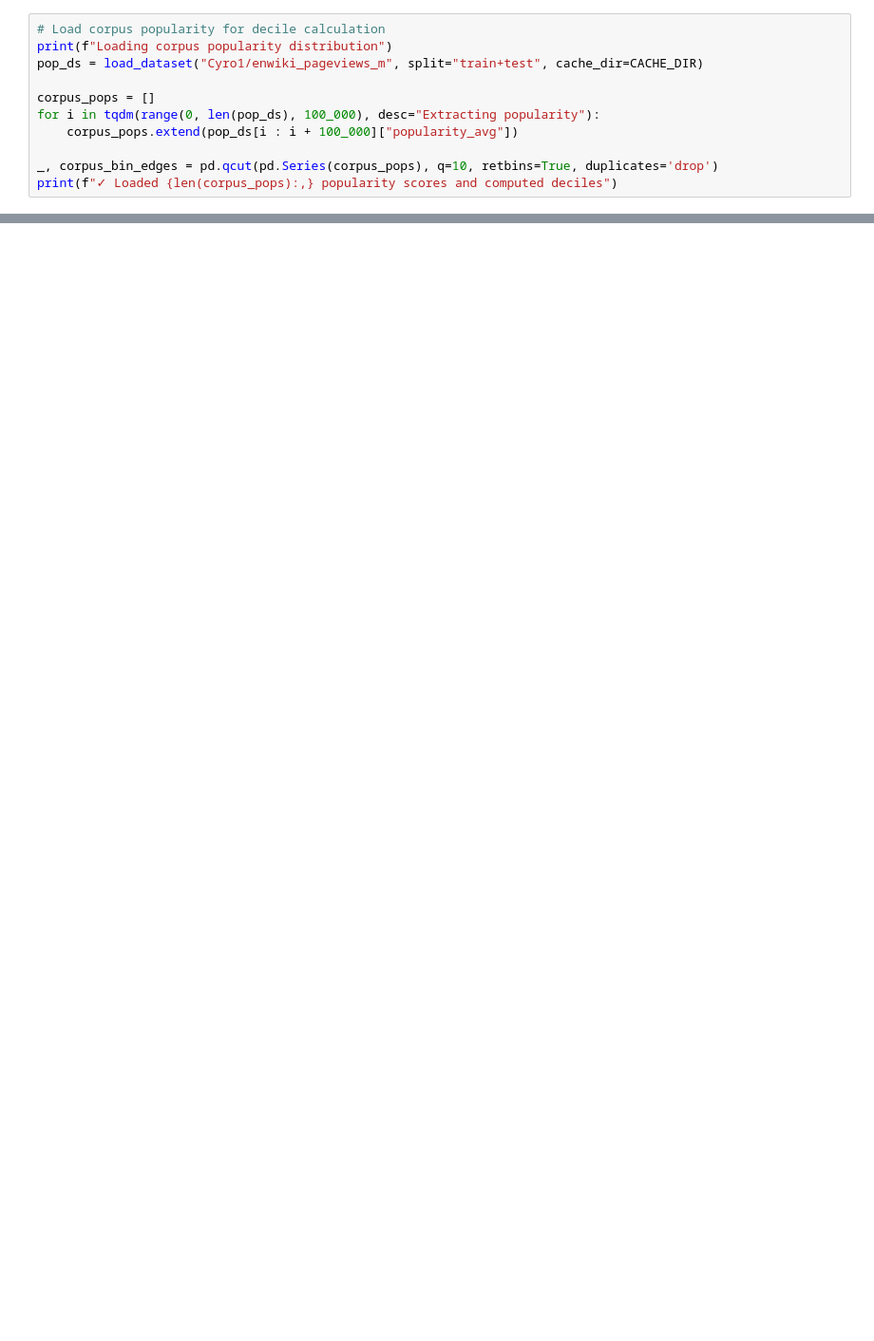
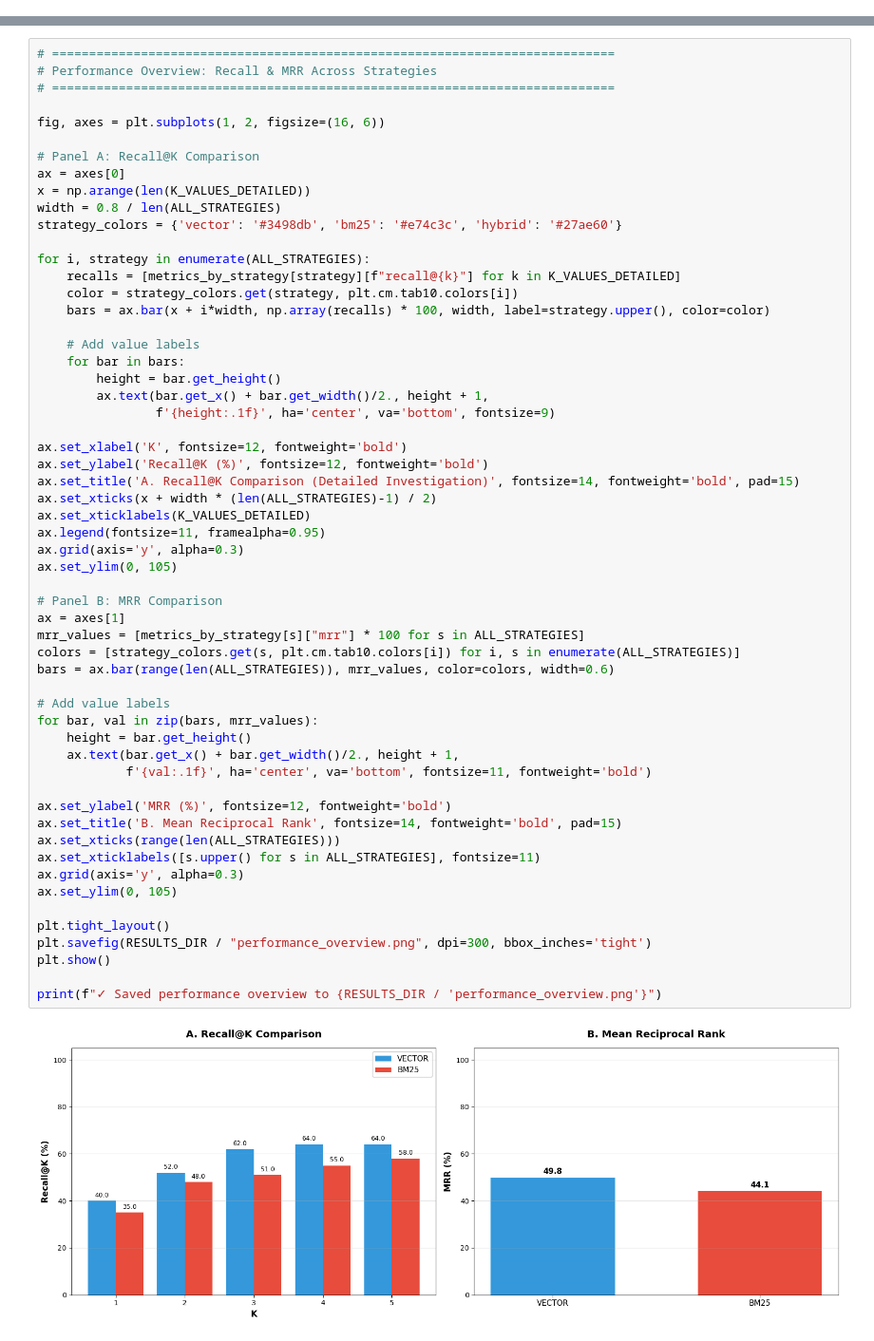
Before and after one commit to Cyro292/PopularityBias, a Jupyter notebook: rag_evaluation.ipynb, the cells around one changed output, grey strips where cells are left out. Shown at 95% size. Drawn from its saved outputs; the diff is of its cells as text; blank space fills up the shorter version.

```diff
--- a/rag_evaluation.ipynb
+++ b/rag_evaluation.ipynb
@@ -127,11 +0,0 @@ Loaded index with cosine distance
-# %%
-# Load corpus popularity for decile calculation
-print(f"Loading corpus popularity distribution")
-pop_ds = load_dataset("Cyro1/enwiki_pageviews_m", split="train+test", cache_dir=CACHE_DIR)
-
-corpus_pops = []
-for i in tqdm(range(0, len(pop_ds), 100_000), desc="Extracting popularity"):
-    corpus_pops.extend(pop_ds[i : i + 100_000]["popularity_avg"])
-
-_, corpus_bin_edges = pd.qcut(pd.Series(corpus_pops), q=10, retbins=True, duplicates='drop')
-print(f"✓ Loaded {len(corpus_pops):,} popularity scores and computed deciles")
@@ -1537,0 +335,59 @@ print("="*70)
+# %%
+# ============================================================================
+# Performance Overview: Recall & MRR Across Strategies
+# ============================================================================
+
+fig, axes = plt.subplots(1, 2, figsize=(16, 6))
+
+# Panel A: Recall@K Comparison
+ax = axes[0]
+x = np.arange(len(K_VALUES_DETAILED))
+width = 0.8 / len(ALL_STRATEGIES)
+strategy_colors = {'vector': '#3498db', 'bm25': '#e74c3c', 'hybrid': '#27ae60'}
+
+for i, strategy in enumerate(ALL_STRATEGIES):
+    recalls = [metrics_by_strategy[strategy][f"recall@{k}"] for k in K_VALUES_DETAILED]
+    color = strategy_colors.get(strategy, plt.cm.tab10.colors[i])
+    bars = ax.bar(x + i*width, np.array(recalls) * 100, width, label=strategy.upper(), color=color)
+
+    # Add value labels
+    for bar in bars:
+        height = bar.get_height()
+        ax.text(bar.get_x() + bar.get_width()/2., height + 1,
+                f'{height:.1f}', ha='center', va='bottom', fontsize=9)
+
+ax.set_xlabel('K', fontsize=12, fontweight='bold')
+ax.set_ylabel('Recall@K (%)', fontsize=12, fontweight='bold')
+ax.set_title('A. Recall@K Comparison (Detailed Investigation)', fontsize=14, fontweight='bold', pad=15)
+ax.set_xticks(x + width * (len(ALL_STRATEGIES)-1) / 2)
+ax.set_xticklabels(K_VALUES_DETAILED)
+ax.legend(fontsize=11, framealpha=0.95)
+ax.grid(axis='y', alpha=0.3)
+ax.set_ylim(0, 105)
+
+# Panel B: MRR Comparison
+ax = axes[1]
+mrr_values = [metrics_by_strategy[s]["mrr"] * 100 for s in ALL_STRATEGIES]
+colors = [strategy_colors.get(s, plt.cm.tab10.colors[i]) for i, s in enumerate(ALL_STRATEGIES)]
+bars = ax.bar(range(len(ALL_STRATEGIES)), mrr_values, color=colors, width=0.6)
+
+# Add value labels
+for bar, val in zip(bars, mrr_values):
+    height = bar.get_height()
+    ax.text(bar.get_x() + bar.get_width()/2., height + 1,
+            f'{val:.1f}', ha='center', va='bottom', fontsize=11, fontweight='bold')
+
+ax.set_ylabel('MRR (%)', fontsize=12, fontweight='bold')
+ax.set_title('B. Mean Reciprocal Rank', fontsize=14, fontweight='bold', pad=15)
+ax.set_xticks(range(len(ALL_STRATEGIES)))
+ax.set_xticklabels([s.upper() for s in ALL_STRATEGIES], fontsize=11)
+ax.grid(axis='y', alpha=0.3)
+ax.set_ylim(0, 105)
+
+plt.tight_layout()
+plt.savefig(RESULTS_DIR / "performance_overview.png", dpi=300, bbox_inches='tight')
+plt.show()
+
+print(f"✓ Saved performance overview to {RESULTS_DIR / 'performance_overview.png'}")
+# %% [output]
+[figure, added]
```
Also changed, not shown: parts of 54 cells of this notebook, 16 other files.
